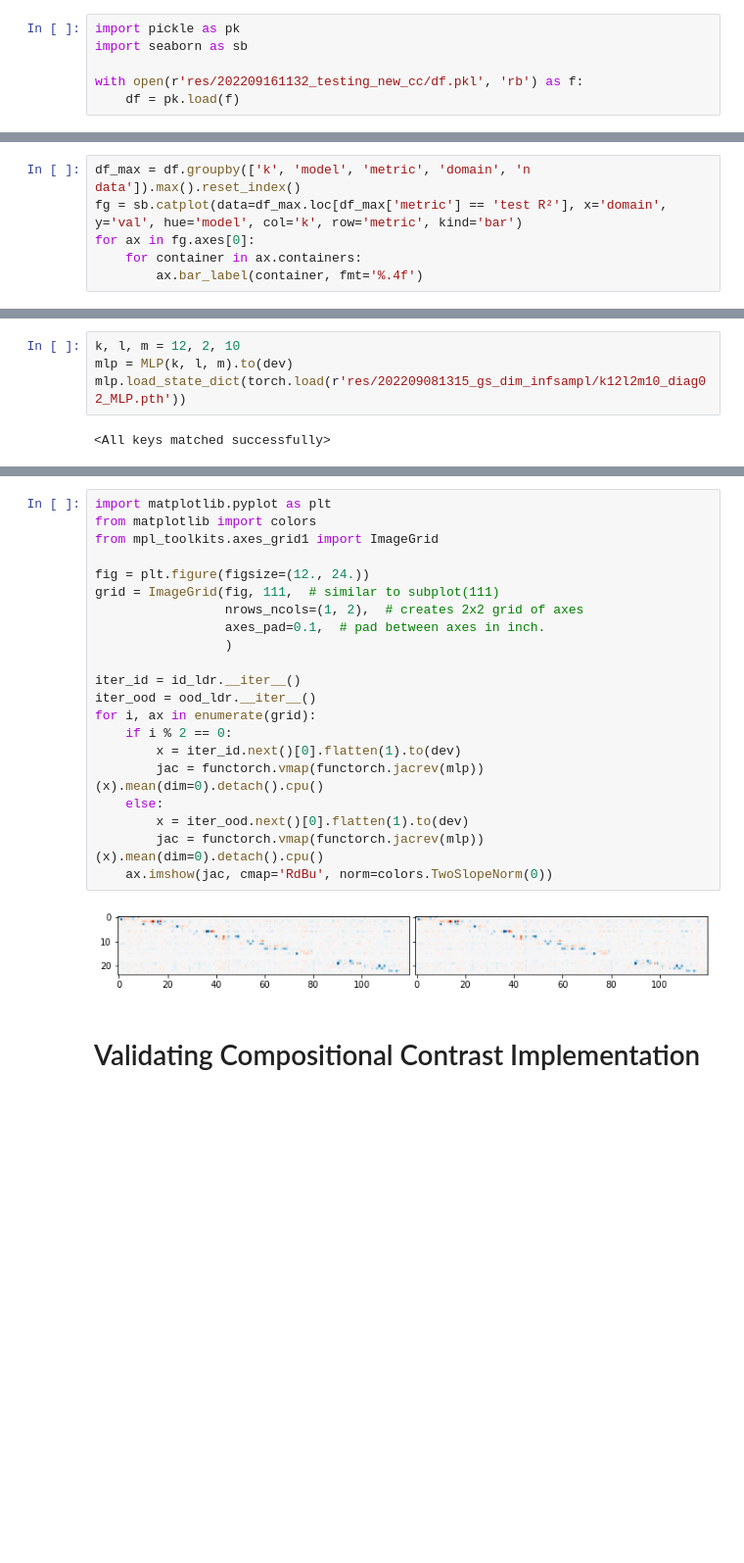
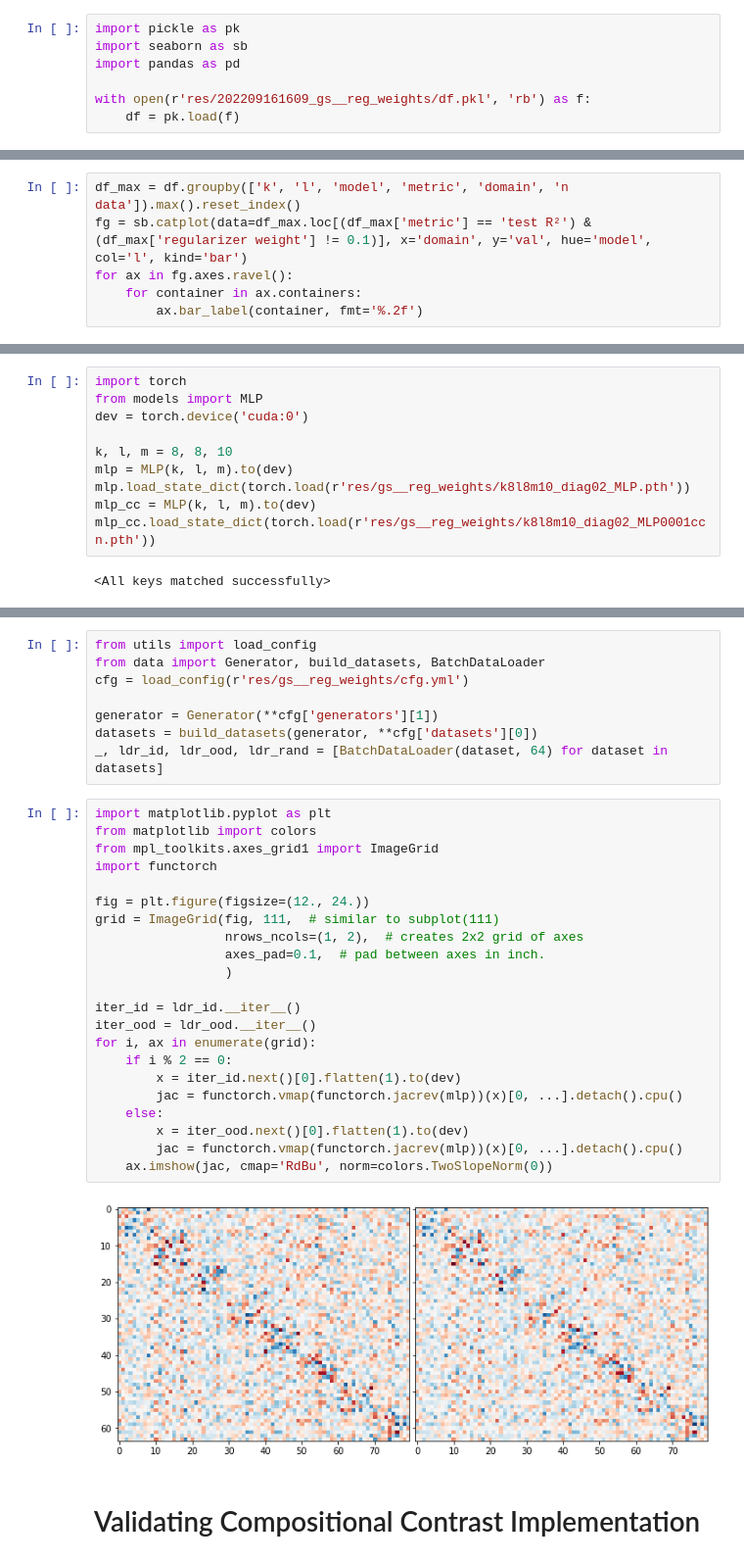
Before and after one commit to brendel-group/compositional-ood-generalization, a Jupyter notebook: experiments.ipynb, the cells around one changed output, grey strips where cells are left out. Shown: that part at 98% size. Cells and saved outputs as stored; diff of their text form; blank space fills up the shorter version.

```diff
--- a/experiments.ipynb
+++ b/experiments.ipynb
@@ -39,8 +39,9 @@ fg = sb.relplot(data=res.loc[(res['n samples'] > 0)], x='n samples', y='val', hu
 # %%
 import pickle as pk
 import seaborn as sb
+import pandas as pd
 
-with open(r'res/202209161132_testing_new_cc/df.pkl', 'rb') as f:
+with open(r'res/202209161609_gs__reg_weights/df.pkl', 'rb') as f:
     df = pk.load(f)
 # %%
 fg = sb.relplot(data=df.loc[(df['n samples'] > 0)], x='n samples', y='val', hue='model', col='metric', row='domain', facet_kws={'sharey': False, 'sharex': True})
@@ -49,7 +54,7 @@ fg = sb.relplot(data=df.loc[(df['n samples'] > 0)], x='n samples', y='val', hue=
 # %%
-df_max = df.groupby(['k', 'model', 'metric', 'domain', 'n data']).max().reset_index()
-fg = sb.catplot(data=df_max.loc[df_max['metric'] == 'test R²'], x='domain', y='val', hue='model', col='k', row='metric', kind='bar')
-for ax in fg.axes[0]:
+df_max = df.groupby(['k', 'l', 'model', 'metric', 'domain', 'n data']).max().reset_index()
+fg = sb.catplot(data=df_max.loc[(df_max['metric'] == 'test R²') & (df_max['regularizer weight'] != 0.1)], x='domain', y='val', hue='model', col='l', kind='bar')
+for ax in fg.axes.ravel():
     for container in ax.containers:
-        ax.bar_label(container, fmt='%.4f')
+        ax.bar_label(container, fmt='%.2f')
 # %% [output]
@@ -57,8 +62,14 @@ for ax in fg.axes[0]:
 # %% [markdown]
 # Visualizing Jacobians
 # %%
-k, l, m = 12, 2, 10
+import torch
+from models import MLP
+dev = torch.device('cuda:0')
+
+k, l, m = 8, 8, 10
 mlp = MLP(k, l, m).to(dev)
-mlp.load_state_dict(torch.load(r'res/202209081315_gs_dim_infsampl/k12l2m10_diag02_MLP.pth'))
+mlp.load_state_dict(torch.load(r'res/gs__reg_weights/k8l8m10_diag02_MLP.pth'))
+mlp_cc = MLP(k, l, m).to(dev)
+mlp_cc.load_state_dict(torch.load(r'res/gs__reg_weights/k8l8m10_diag02_MLP0001ccn.pth'))
 # %% [output]
 <All keys matched successfully>
@@ -68,26 +76,35 @@ id_ldr, ood_ldr = build_dataloaders(k, l, m, **data)
+# %%
+from utils import load_config
+from data import Generator, build_datasets, BatchDataLoader
+cfg = load_config(r'res/gs__reg_weights/cfg.yml')
+
+generator = Generator(**cfg['generators'][1])
+datasets = build_datasets(generator, **cfg['datasets'][0])
+_, ldr_id, ldr_ood, ldr_rand = [BatchDataLoader(dataset, 64) for dataset in datasets]
 # %%
 import matplotlib.pyplot as plt
 from matplotlib import colors
 from mpl_toolkits.axes_grid1 import ImageGrid
+import functorch
 
 fig = plt.figure(figsize=(12., 24.))
 grid = ImageGrid(fig, 111,  # similar to subplot(111)
                  nrows_ncols=(1, 2),  # creates 2x2 grid of axes
                  axes_pad=0.1,  # pad between axes in inch.
                  )
 
-iter_id = id_ldr.__iter__()
-iter_ood = ood_ldr.__iter__()
+iter_id = ldr_id.__iter__()
+iter_ood = ldr_ood.__iter__()
 for i, ax in enumerate(grid):
     if i % 2 == 0:
         x = iter_id.next()[0].flatten(1).to(dev)
-        jac = functorch.vmap(functorch.jacrev(mlp))(x).mean(dim=0).detach().cpu()
+        jac = functorch.vmap(functorch.jacrev(mlp))(x)[0, ...].detach().cpu()
     else:
         x = iter_ood.next()[0].flatten(1).to(dev)
-        jac = functorch.vmap(functorch.jacrev(mlp))(x).mean(dim=0).detach().cpu()
+        jac = functorch.vmap(functorch.jacrev(mlp))(x)[0, ...].detach().cpu()
     ax.imshow(jac, cmap='RdBu', norm=colors.TwoSlopeNorm(0))
 # %% [output]
-[figure, old version]
+[figure, new version]
 # %% [markdown]
 # Validating Compositional Contrast Implementation
 # %%
```
Also changed, not shown: parts of 5 cells of this notebook, 22 other files.
